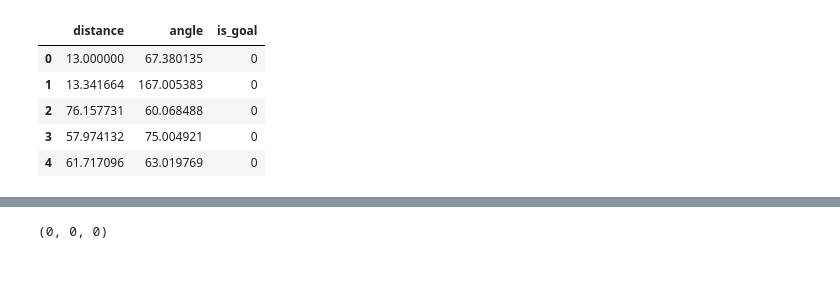
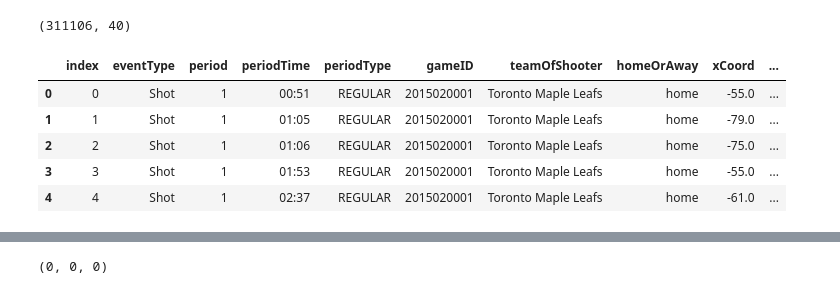
Before and after one commit to sorinmuchi/IFT6758, a Jupyter notebook: notebooks/3-BaselineModels.ipynb, the cells around one changed output, grey strips where cells are left out. Drawn from its saved outputs; the diff is of its cells as text; code cells hidden in the pictures.

```diff
--- a/notebooks/3-BaselineModels.ipynb
+++ b/notebooks/3-BaselineModels.ipynb
@@ -30,19 +17,17 @@ from sklearn.model_selection import train_test_split
 from sklearn.metrics import roc_curve
 from sklearn.metrics import roc_auc_score
 import matplotlib.pyplot as plt
-# %%
-# Read and preprocess data
-df = pd.read_csv('../data/AllSeasonsM2Q2.csv')
-df = df.drop('Unnamed: 0', 1)
-df = df[['distance', 'angle', 'Goal']]
-df = df.rename({'Goal': 'is_goal'}, axis=1)
-df = df[~(df['is_goal'].isnull() | df['distance'].isnull() | df['angle'].isnull())] #remove after fix
-df['is_goal'] = df['is_goal'].astype(np.int64)
-df.head()
-# %% [output]
-|  | distance | angle | is_goal |
-| 0 | 13.000000 | 67.380135 | 0 |
-| 1 | 13.341664 | 167.005383 | 0 |
-| 2 | 76.157731 | 60.068488 | 0 |
-| 3 | 57.974132 | 75.004921 | 0 |
-| 4 | 61.717096 | 63.019769 | 0 |
+# %%
+pd.set_option('display.max_columns', None)
+# %%
+df = pd.read_csv('../data/trainingSet.csv')
+display(df.shape)
+df.head()
+# %% [output]
+(311106, 40)
+|  | index | eventType | period | periodTime | periodType | gameID | teamOfShooter | homeOrAway | xCoord | ... |
+| 0 | 0 | Shot | 1 | 00:51 | REGULAR | 2015020001 | Toronto Maple Leafs | home | -55.0 | ... |
+| 1 | 1 | Shot | 1 | 01:05 | REGULAR | 2015020001 | Toronto Maple Leafs | home | -79.0 | ... |
+| 2 | 2 | Shot | 1 | 01:06 | REGULAR | 2015020001 | Toronto Maple Leafs | home | -75.0 | ... |
+| 3 | 3 | Shot | 1 | 01:53 | REGULAR | 2015020001 | Toronto Maple Leafs | home | -55.0 | ... |
+| 4 | 4 | Shot | 1 | 02:37 | REGULAR | 2015020001 | Toronto Maple Leafs | home | -61.0 | ... |
```
Also changed, not shown: parts of 19 cells of this notebook, 7 other files.
